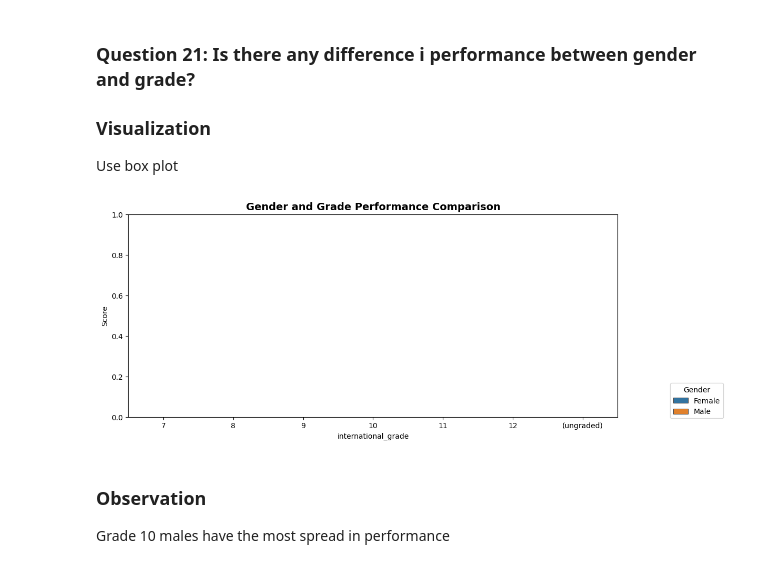
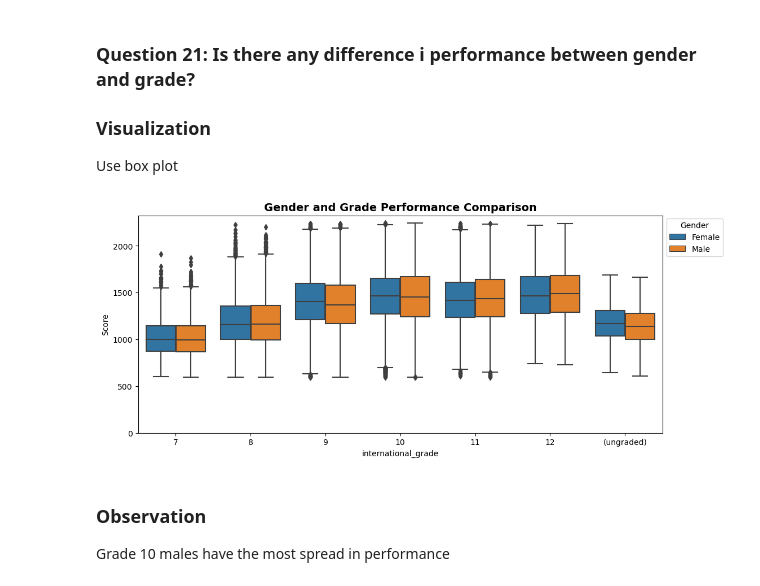
Before and after one commit to Daviedavie100/Pisa2012_data_analysis, a Jupyter notebook: Exploration.ipynb, the cells around one changed output. Saved outputs shown, nothing was run; the diff lists cells and outputs as text; code cells hidden in the pictures.

```diff
--- a/Exploration.ipynb
+++ b/Exploration.ipynb
@@ -1989,22 +2008,33 @@ Other features considered are gender, use of desktop computers at school, home p
 ### Visualization
 
 Use box plot
+# %%
+#pisa_pie['international_grade']=pisa_pie['international_grade'].replace(['96'], '(ungraded)')
+
+data=pisa_pie.loc[~pisa_pie['international_grade'].isna()]
+
+# Remove outliers
+data_clean = remove_outliers(data, ['total_score'])
+
+# Data
+#data_clean_ana=data_clean.groupby(['international_grade', 'gender'])['total_score'].mean().reset_index()
+#data_clean#_ana
 # %%
 # set plot dimensions
 plt.figure(figsize=[12,5])
 
 # plot box
-ax=sb.boxplot(data=pisa_clean, x='international_grade', y='total_score', hue='gender', order=grade_order)
+ax=sb.boxplot(data=data_clean, x='international_grade', y='total_score', hue='gender', order=grade_order)
 ax.set_title("Gender and Grade Performance Comparison", fontsize=14, fontweight='bold');
 ax.set(ylabel='Score')
 # clean and position the legend
 box = ax.get_position()
-ax.set_position([box.x0, box.y0, box.width, box.height])
-ax.legend(title="Gender", loc='center left', bbox_to_anchor=(1.1, 0.08))
+plt.ylim(0)
+plt.legend(title="Gender", loc='center left', bbox_to_anchor=(1, 0.9))
 
 plt.show();
 # %% [output]
-[figure, old version]
+[figure, new version]
 # %% [markdown]
 ### Observation
 
```
Also changed, not shown: parts of 20 cells of this notebook.
